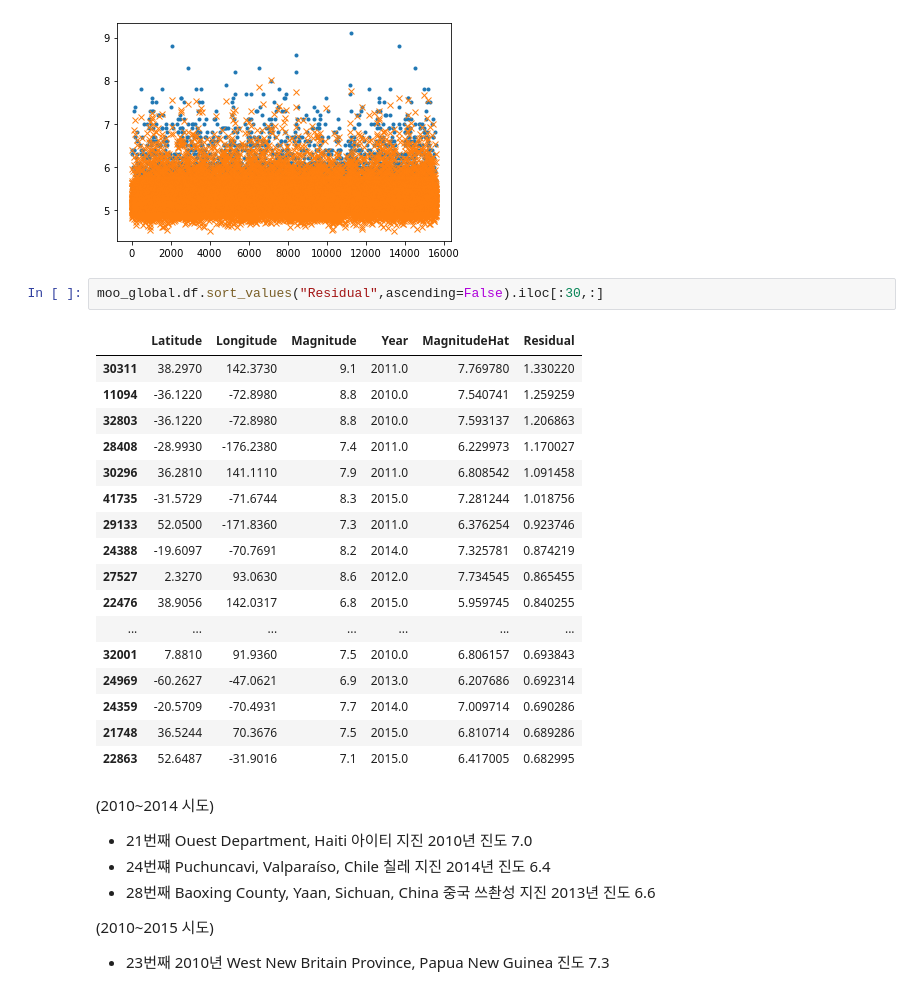
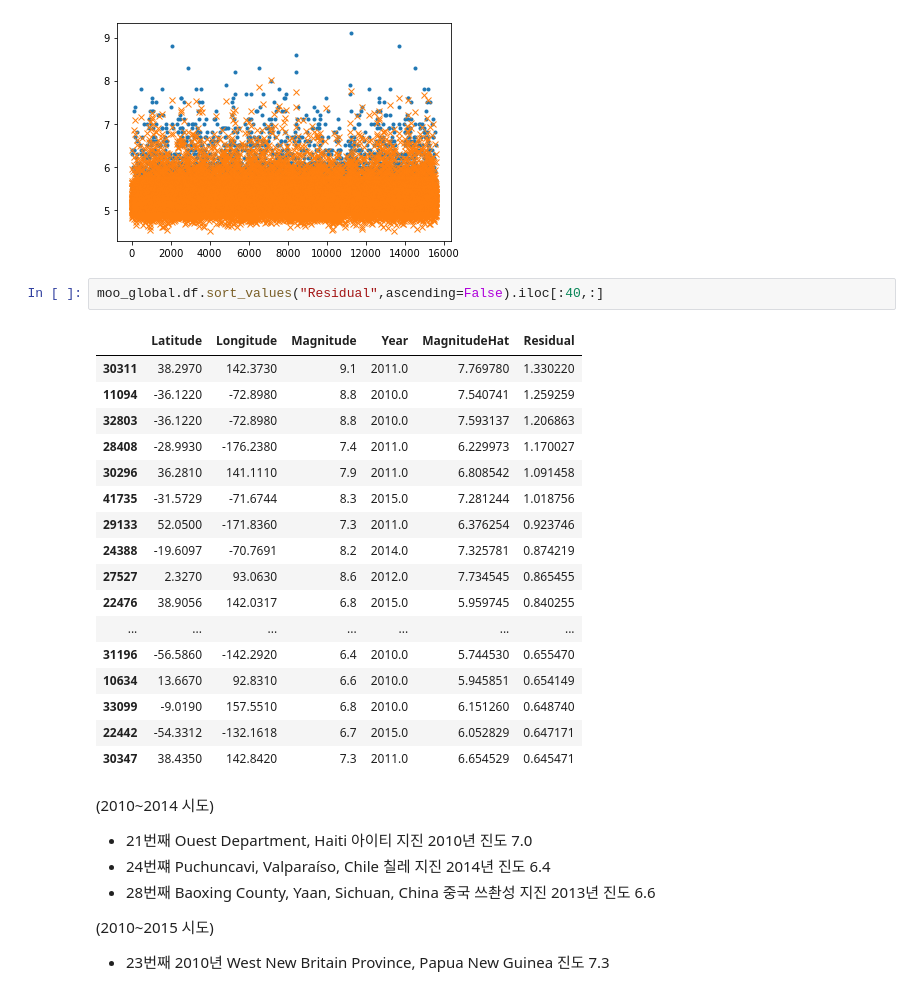
Before and after one commit to seoyeonc/ms, a Jupyter notebook: _notebooks/2022-07-20-EarthGuebin(2)-Copy1.ipynb, the cells around one changed output. Saved outputs shown, nothing was run; the diff lists cells and outputs as text.

```diff
--- a/_notebooks/2022-07-20-EarthGuebin(2)-Copy1.ipynb
+++ b/_notebooks/2022-07-20-EarthGuebin(2)-Copy1.ipynb
@@ -425,25 +425,25 @@ moo_global.fit2()
 # %% [output]
 [figure]
 # %%
-moo_global.df.sort_values("Residual",ascending=False).iloc[:30,:]
+moo_global.df.sort_values("Residual",ascending=False).iloc[:40,:]
 # %% [output]
 |  | Latitude | Longitude | Magnitude | Year | MagnitudeHat | Residual |
 | 30311 | 38.2970 | 142.3730 | 9.1 | 2011.0 | 7.769780 | 1.330220 |
 | 11094 | -36.1220 | -72.8980 | 8.8 | 2010.0 | 7.540741 | 1.259259 |
 | 32803 | -36.1220 | -72.8980 | 8.8 | 2010.0 | 7.593137 | 1.206863 |
 | 28408 | -28.9930 | -176.2380 | 7.4 | 2011.0 | 6.229973 | 1.170027 |
 | 30296 | 36.2810 | 141.1110 | 7.9 | 2011.0 | 6.808542 | 1.091458 |
 | 41735 | -31.5729 | -71.6744 | 8.3 | 2015.0 | 7.281244 | 1.018756 |
 | 29133 | 52.0500 | -171.8360 | 7.3 | 2011.0 | 6.376254 | 0.923746 |
 | 24388 | -19.6097 | -70.7691 | 8.2 | 2014.0 | 7.325781 | 0.874219 |
 | 27527 | 2.3270 | 93.0630 | 8.6 | 2012.0 | 7.734545 | 0.865455 |
 | 22476 | 38.9056 | 142.0317 | 6.8 | 2015.0 | 5.959745 | 0.840255 |
 | ... | ... | ... | ... | ... | ... | ... |
-| 32001 | 7.8810 | 91.9360 | 7.5 | 2010.0 | 6.806157 | 0.693843 |
-| 24969 | -60.2627 | -47.0621 | 6.9 | 2013.0 | 6.207686 | 0.692314 |
-| 24359 | -20.5709 | -70.4931 | 7.7 | 2014.0 | 7.009714 | 0.690286 |
-| 21748 | 36.5244 | 70.3676 | 7.5 | 2015.0 | 6.810714 | 0.689286 |
-| 22863 | 52.6487 | -31.9016 | 7.1 | 2015.0 | 6.417005 | 0.682995 |
+| 31196 | -56.5860 | -142.2920 | 6.4 | 2010.0 | 5.744530 | 0.655470 |
+| 10634 | 13.6670 | 92.8310 | 6.6 | 2010.0 | 5.945851 | 0.654149 |
+| 33099 | -9.0190 | 157.5510 | 6.8 | 2010.0 | 6.151260 | 0.648740 |
+| 22442 | -54.3312 | -132.1618 | 6.7 | 2015.0 | 6.052829 | 0.647171 |
+| 30347 | 38.4350 | 142.8420 | 7.3 | 2011.0 | 6.654529 | 0.645471 |
 # %% [markdown]
 (2010~2014 시도)
 - 21번째 Ouest Department, Haiti 아이티 지진 2010년 진도 7.0
```
Also changed, not shown: 1 other file.
